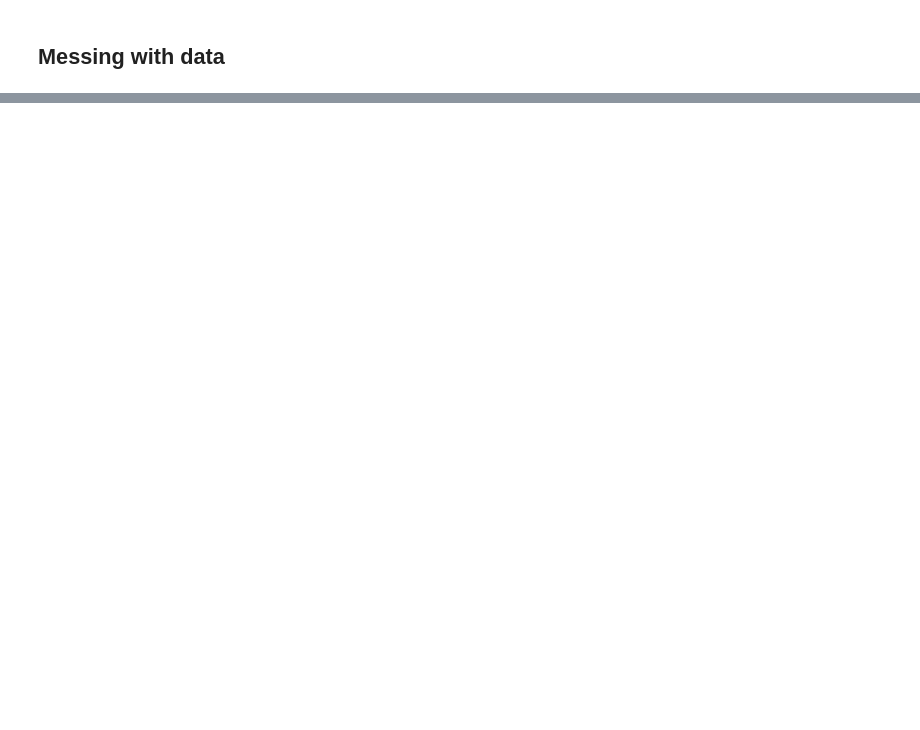
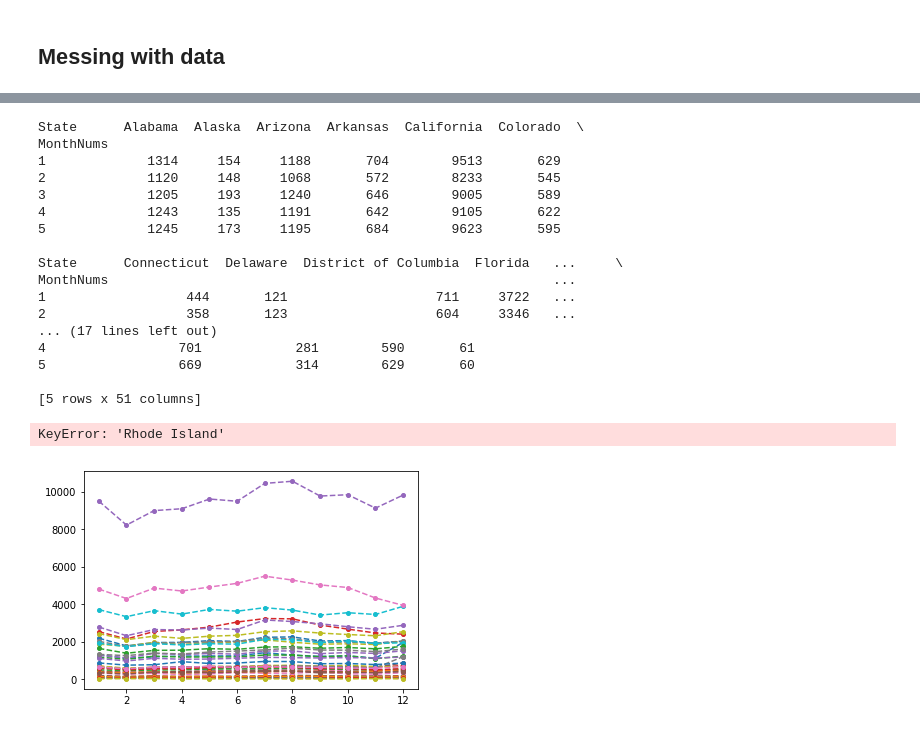
Before and after one commit to BennyFish/Unsolved_Murders, a Jupyter notebook: messing_with_data.ipynb, the cells around one changed output, grey strips where cells are left out. Cells and saved outputs as stored; diff of their text form; code cells hidden in the pictures; blank space fills up the shorter version.

```diff
--- a/messing_with_data.ipynb
+++ b/messing_with_data.ipynb
@@ -97,0 +188,28 @@ Name: ID, dtype: float64
+# %%
+pivot = stateMurdersByMonth.pivot(index='MonthNums', columns='State',values='TotalMurders')
+print(pivot.head())
+pivot = pivot.reset_index()
+for state in statesAbbr['State']:
+    plt.errorbar(pivot.MonthNums, pivot[state], fmt='2',
+                 linestyle='--', marker='.', markersize=8,capsize=4)
+plt.show()
+# %% [output]
+State      Alabama  Alaska  Arizona  Arkansas  California  Colorado  \
+MonthNums
+1             1314     154     1188       704        9513       629
+2             1120     148     1068       572        8233       545
+3             1205     193     1240       646        9005       589
+4             1243     135     1191       642        9105       622
+5             1245     173     1195       684        9623       595
+
+State      Connecticut  Delaware  District of Columbia  Florida   ...     \
+MonthNums                                                         ...
+1                  444       121                   711     3722   ...
+2                  358       123                   604     3346   ...
+... (17 lines left out)
+4                 701            281        590       61
+5                 669            314        629       60
+
+[5 rows x 51 columns]
+KeyError: 'Rhode Island'
+[figure, added]
```
Also changed, not shown: parts of 21 cells of this notebook.
